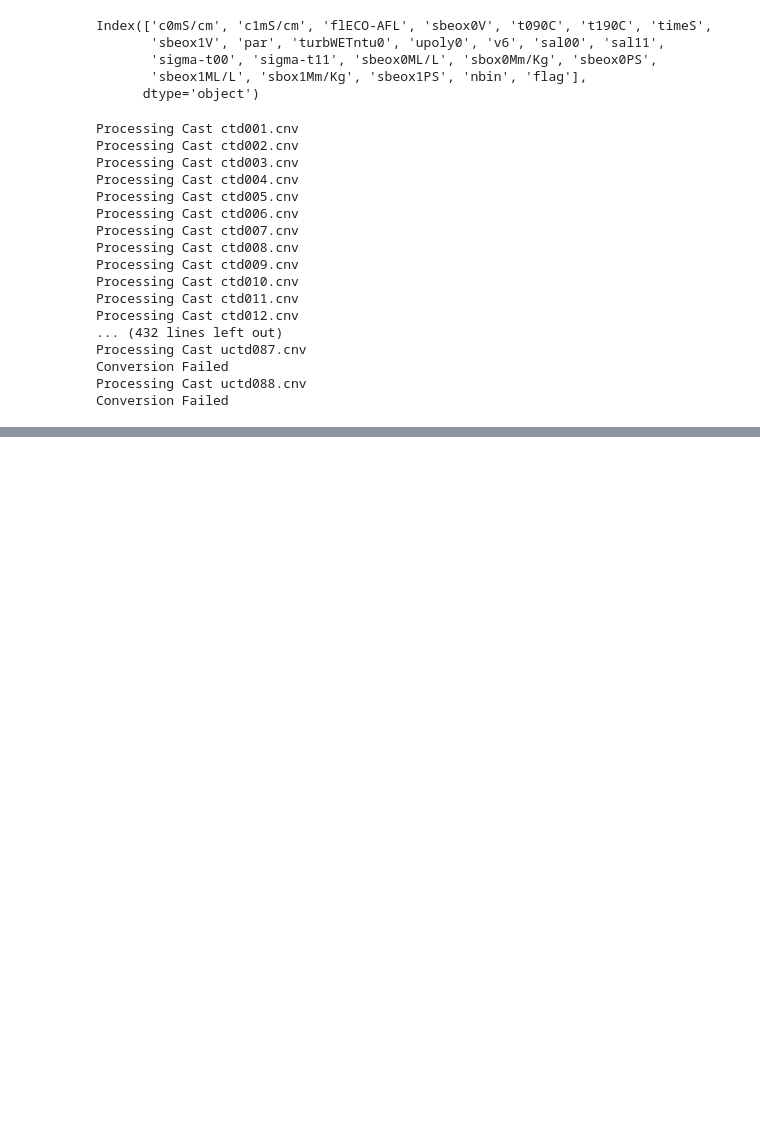
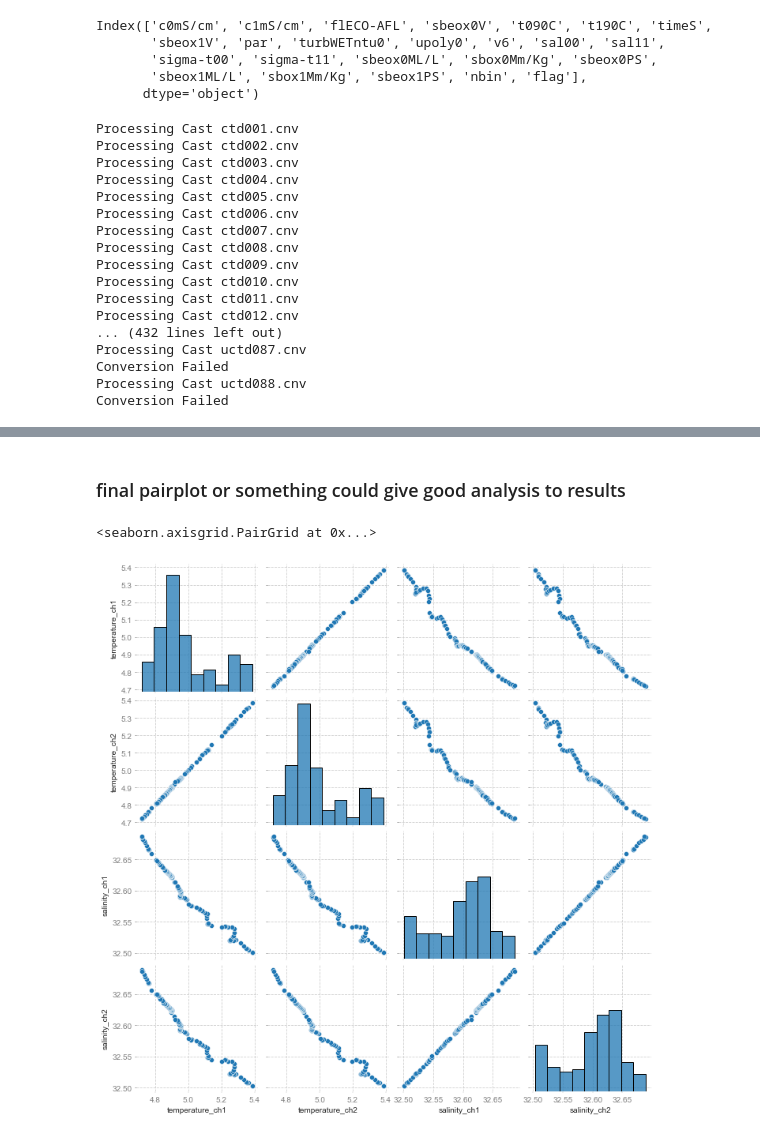
Before and after one commit to NOAA-PMEL/EcoFOCIpy, a Jupyter notebook: notebooks/EcoFOCIpy_sbe_ctd_example.ipynb, the cells around one changed output, grey strips where cells are left out. Drawn from its saved outputs; the diff is of its cells as text; code cells hidden in the pictures; blank space fills up the shorter version.

```diff
--- a/notebooks/EcoFOCIpy_sbe_ctd_example.ipynb
+++ b/notebooks/EcoFOCIpy_sbe_ctd_example.ipynb
@@ -186,9 +186,11 @@ for cast in cruise_data.keys():
                                     operation_type='ctd')
         cruise_data_nc.expand_dimensions(dim_names=['latitude','longitude','time'],geophys_sort=False)
         cruise_data_nc.variable_meta_data(variable_keys=list(cruise_data[cast].columns.values),drop_missing=True)
-        cruise_data_nc.dimension_meta_data(variable_keys=['depth','latitude','longitude'])
-        cruise_data_nc.temporal_geospatioal_meta_data_ctd(positiveE=False,conscastno=cast.split('.')[0])
-
+        cruise_data_nc.dimension_meta_data(variable_keys=['depth','latitude','longitude','time'])
+        try:
+            cruise_data_nc.temporal_geospatioal_meta_data_ctd(positiveE=False,conscastno=cast.split('.')[0])
+        except:
+            pass #fail on up and downcasts
         cruise_data_nc.var_qcflag_init(dim_names=['depth','latitude','longitude','time'])
 
         #interp to sfc for list of vars
@@ -210,6 +212,9 @@ for cast in cruise_data.keys():
         cast = cast.split('.')[0].split('d')[-1]
         cruise_data_nc.xarray2netcdf_save(xdf = cruise_data_nc.get_xdf(),
                                filename=sample_data_dir+cruise_name+'c'+cast.zfill(3)+'_ctd.nc',format="NETCDF3_CLASSIC")
+
+        if not cast[0] in ['d','u']: #dont save editable up and downcast files, just nc files for plotting... all u/d files can be removed after final data
+            cruise_data_nc.get_xdf().to_dataframe().to_csv(sample_data_dir+cruise_name+'c'+cast.zfill(3)+'_ctd.to_edit.csv')
     except:
         print('Conversion Failed')
 # %% [output]
@@ -258,6 +280,8 @@ import os
 import xarray as xa
 import seaborn as sns
 import numpy as np
+# %%
+sample_data_dir = sample_data_dir + 'working/'
 # %%
 for cast in sorted(os.listdir(sample_data_dir)):
     if cast.endswith('.nc'):
@@ -265,15 +289,19 @@ for cast in sorted(os.listdir(sample_data_dir)):
         ctd_df = cruise_data_nc.to_dataframe()
 
         sbe_p = sbe_ctd_plots.CTDProfilePlot()
-        plt,fig =sbe_p.plot2var(varname=['temperature_ch1','temperature_ch2','salinity_ch1','salinity_ch2'],
-                          xdata=[ctd_df.temperature_ch1,ctd_df.temperature_ch2,ctd_df.salinity_ch1,ctd_df.salinity_ch2],
+        plt,fig =sbe_p.plot3var(varname=['temperature_ch1','temperature_ch2',
+                                         'salinity_ch1','salinity_ch2',
+                                         'sigma_t_ch1','sigma_t_ch2'],
+                          xdata=[ctd_df.temperature_ch1,ctd_df.temperature_ch2,
+                                 ctd_df.salinity_ch1,ctd_df.salinity_ch2,
+                                 ctd_df.sigma_t_ch1,ctd_df.sigma_t_ch2],
                           ydata=ctd_df.index.get_level_values('depth'),
                           secondary=True,
-                          xlabel=['Temperature','Salinity'])
+                          xlabel=['Temperature','Salinity','SigmaT'])
 
         DefaultSize = fig.get_size_inches()
         fig.set_size_inches( (DefaultSize[0], DefaultSize[1]*3) )
-        plt.savefig(sample_data_dir+cruise_name+'c'+cast.zfill(3)+'_TempSal.png')
+        plt.savefig(sample_data_dir+cast.zfill(3)+'_TempSalSigmaT.png')
         plt.close(fig)
 # %%
 for cast in sorted(os.listdir(sample_data_dir)):
@@ -311,0 +342,6 @@ for cast in sorted(os.listdir(sample_data_dir)):
+# %%
+for cast in sorted(os.listdir(sample_data_dir)):
+    if cast.endswith('.nc'):
+        cruise_data_nc = xa.load_dataset(sample_data_dir+cast)
+        print(cast, 'mean:', (cruise_data_nc.salinity_ch1 - cruise_data_nc.salinity_ch2).mean().values,
+             'median:', (cruise_data_nc.salinity_ch1 - cruise_data_nc.salinity_ch2).median().values)
@@ -312,3 +373,8 @@ for cast in sorted(os.listdir(sample_data_dir)):
+# %% [markdown]
+### final pairplot or something could give good analysis to results
 # %%
 #cruise_data_nc.get_xdf().to_dataframe().columns
-sns.pairplot(cruise_data_nc.get_xdf().to_dataframe()[['temperature_ch1', 'temperature_ch2',]])
+sns.pairplot(cruise_data_nc.to_dataframe()[['temperature_ch1', 'temperature_ch2','salinity_ch1','salinity_ch2']])
+# %% [output]
+<seaborn.axisgrid.PairGrid at 0x...>
+[figure, added]
```
Also changed, not shown: parts of 10 cells of this notebook, 6 other files.
